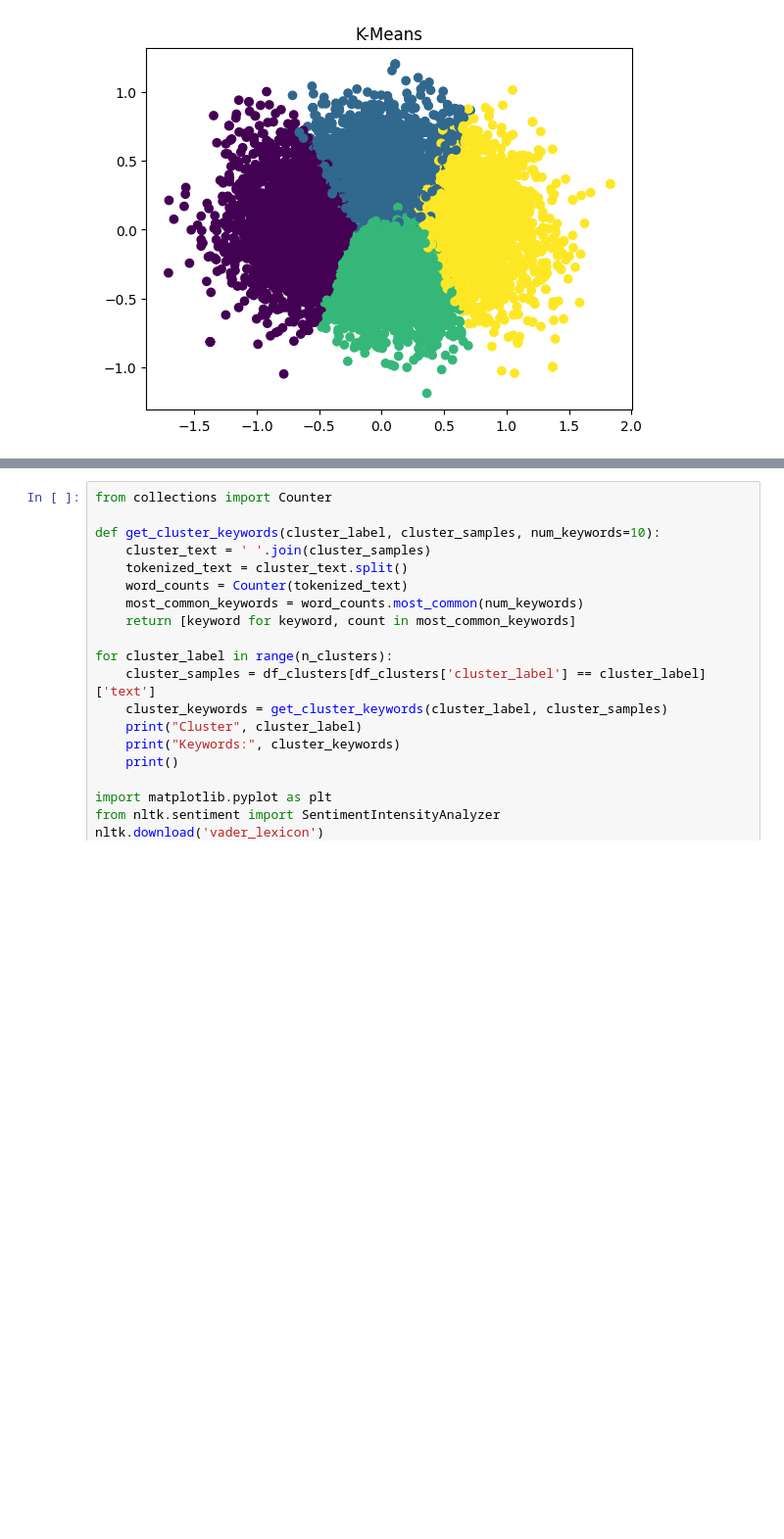
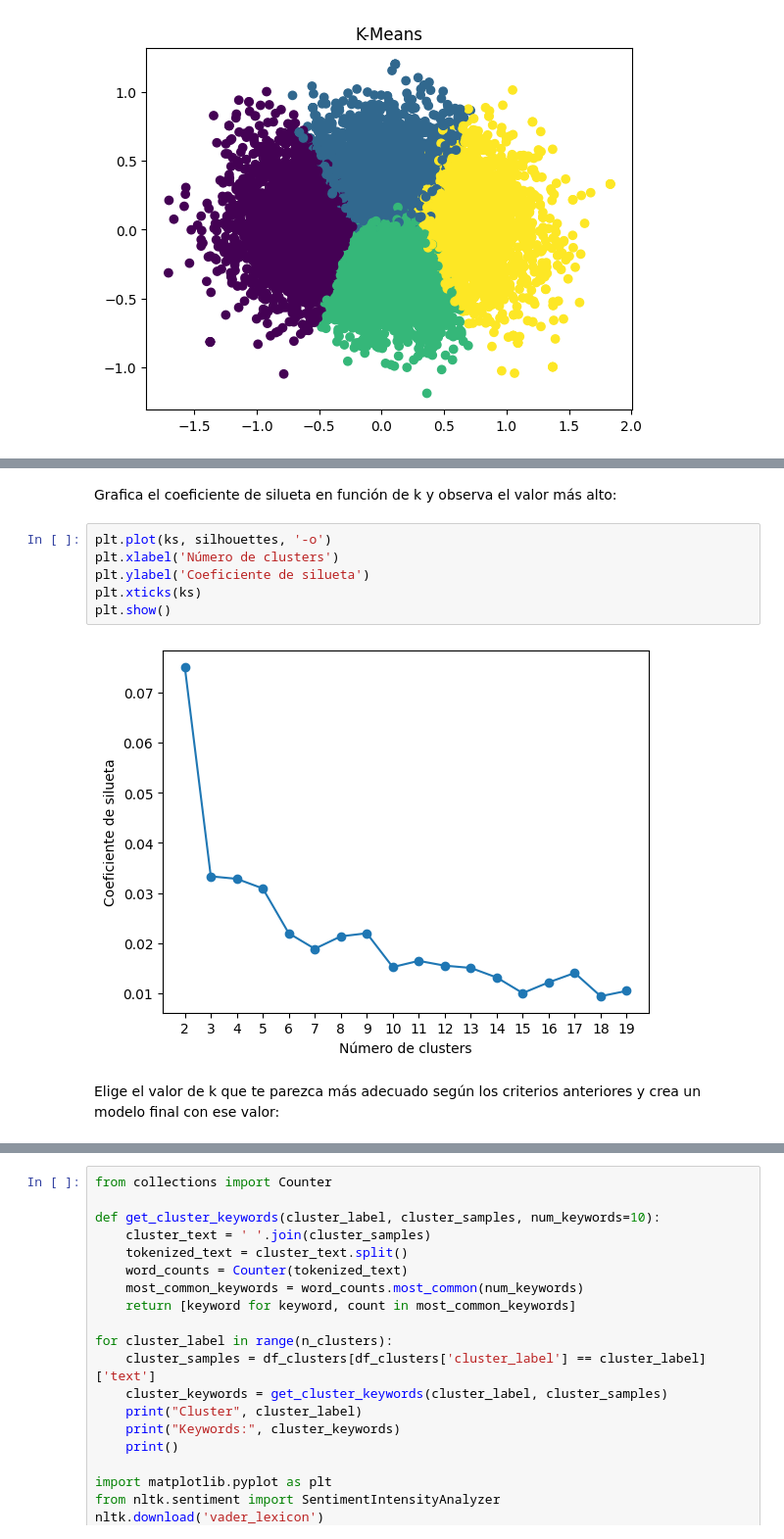
Before and after one commit to Stevennns/Proyecto-Mineria-de-datos-2023-1, a Jupyter notebook: clustering.ipynb, the cells around one changed output, grey strips where cells are left out. Shown at 98% size. Saved outputs shown, nothing was run; the diff lists cells and outputs as text; blank space fills up the shorter version.

```diff
--- a/magnitud.ipynb
+++ b/clustering.ipynb
@@ -539,0 +669,12 @@ plt.show()
+# %% [markdown]
+Grafica el coeficiente de silueta en función de k y observa el valor más alto:
+# %%
+plt.plot(ks, silhouettes, '-o')
+plt.xlabel('Número de clusters')
+plt.ylabel('Coeficiente de silueta')
+plt.xticks(ks)
+plt.show()
+# %% [output]
+[figure, added]
+# %% [markdown]
+Elige el valor de k que te parezca más adecuado según los criterios anteriores y crea un modelo final con ese valor:
```
Also changed, not shown: parts of 24 cells of this notebook, 2 other files.
